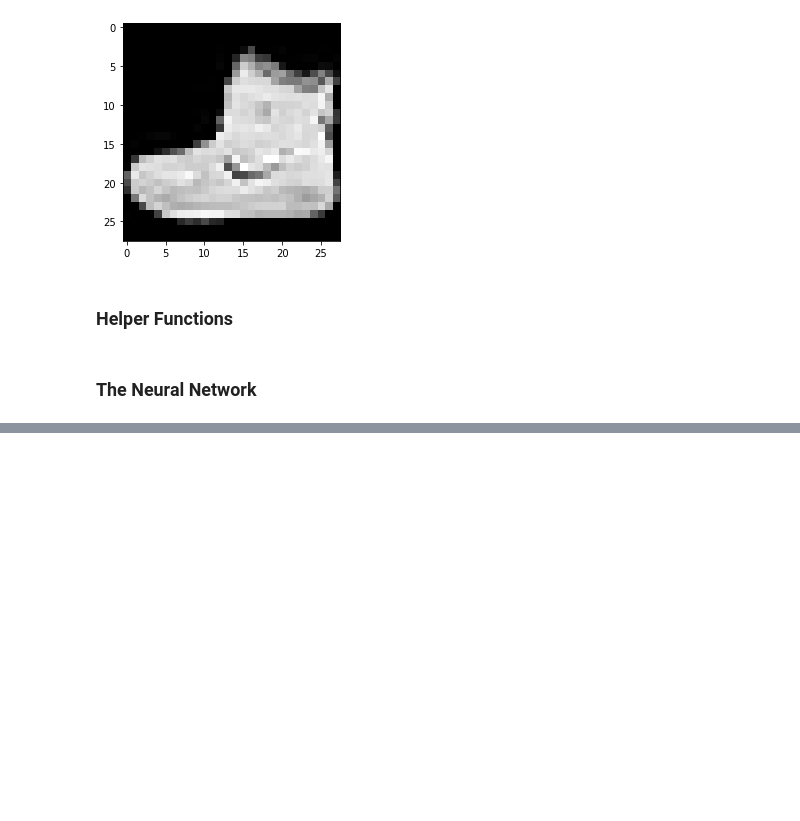
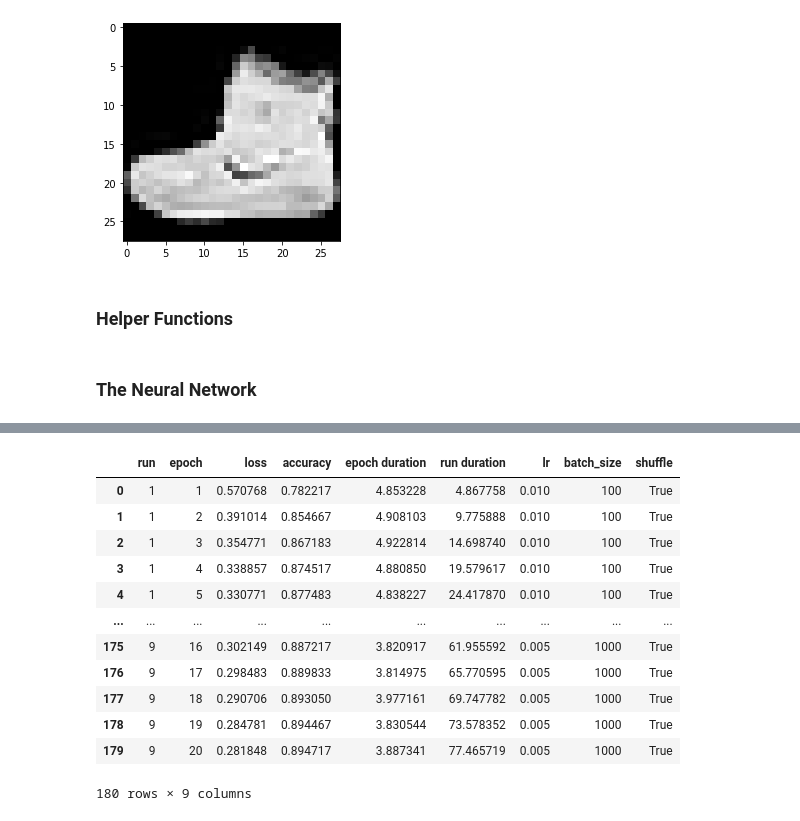
Before and after one commit to mohith-vishwanath/Simple_Pytorch_Image_Classifier, a Jupyter notebook: PyTorch.ipynb, the cells around one changed output, grey strips where cells are left out. Saved outputs shown, nothing was run; the diff lists cells and outputs as text; code cells hidden in the pictures; blank space fills up the shorter version.

Commit message:
Training Complete

```diff
--- a/PyTorch.ipynb
+++ b/PyTorch.ipynb
@@ -267,0 +226,40 @@ Testing the model
+# %%
+num_of_epochs = 20
+hyper_sets = RunBuilder.get_runs(params)
+
+print("Number of epochs per set of hyperparameters - ", str(num_of_epochs))
+print("Number of sets of hyperparameters - ",len(hyper_sets))
+print("Total number of epochs - ",len(hyper_sets)*num_of_epochs)
+print("Training on - ",device)
+print("***************************************************************************\n")
+m = RunManager()
+for run in hyper_sets:
+    network = Network()
+    network = network.to(device)
+    loader = DataLoader(train_set,batch_size=run.batch_size,shuffle=run.shuffle)
+    optimizer = optim.Adam(network.parameters(),lr=run.lr)
+    m.begin_run(run,network,loader)
+    print(f'Run {m.run_count} | {run} \n')
+    for epoch in range(num_of_epochs):
+        m.begin_epoch()
+        for batch in loader:
+            images, labels = batch
+
+            images = images.to(device)
+            labels = labels.to(device)
+
+            preds = network(images)
+            loss = F.cross_entropy(preds,labels)
+
+            optimizer.zero_grad()
+            loss.backward()
+            optimizer.step()
+
+            m.track_loss(loss,batch)
+            m.track_num_correct(preds,labels)
+
+        print("Epoch : " + str(epoch+1) + " | accuracy : " + str(round((m.epoch_num_correct/len(train_set))*100,3)) + "% | loss : " + str(round(m.epoch_loss,5)) + " | time : " + str(round(time.time()-m.epoch_start_time,4)) + "s")
+        m.end_epoch()
+    m.end_run()
+    print("***************************************************************************\n")
+m.save("results")
@@ -268,3 +284,19 @@ Testing the model
+# %%
+m.dataframe
+# %% [output]
+|  | run | epoch | loss | accuracy | epoch duration | run duration | lr | batch_size | shuffle |
+| 0 | 1 | 1 | 0.570768 | 0.782217 | 4.853228 | 4.867758 | 0.010 | 100 | True |
+| 1 | 1 | 2 | 0.391014 | 0.854667 | 4.908103 | 9.775888 | 0.010 | 100 | True |
+| 2 | 1 | 3 | 0.354771 | 0.867183 | 4.922814 | 14.698740 | 0.010 | 100 | True |
+| 3 | 1 | 4 | 0.338857 | 0.874517 | 4.880850 | 19.579617 | 0.010 | 100 | True |
+| 4 | 1 | 5 | 0.330771 | 0.877483 | 4.838227 | 24.417870 | 0.010 | 100 | True |
+| ... | ... | ... | ... | ... | ... | ... | ... | ... | ... |
+| 175 | 9 | 16 | 0.302149 | 0.887217 | 3.820917 | 61.955592 | 0.005 | 1000 | True |
+| 176 | 9 | 17 | 0.298483 | 0.889833 | 3.814975 | 65.770595 | 0.005 | 1000 | True |
+| 177 | 9 | 18 | 0.290706 | 0.893050 | 3.977161 | 69.747782 | 0.005 | 1000 | True |
+| 178 | 9 | 19 | 0.284781 | 0.894467 | 3.830544 | 73.578352 | 0.005 | 1000 | True |
+| 179 | 9 | 20 | 0.281848 | 0.894717 | 3.887341 | 77.465719 | 0.005 | 1000 | True |
+180 rows × 9 columns
 # %%
 test_set_loader = torch.utils.data.DataLoader(test_set,batch_size=100,shuffle=True)
 correct = 0
```
Also changed, not shown: parts of 8 cells of this notebook.
